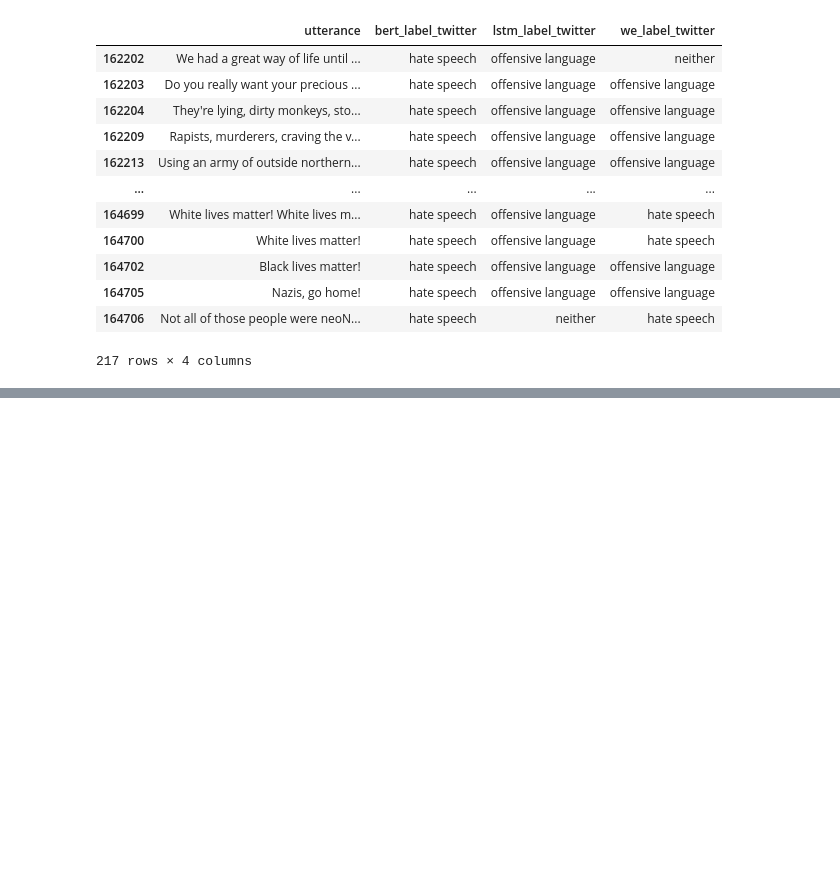
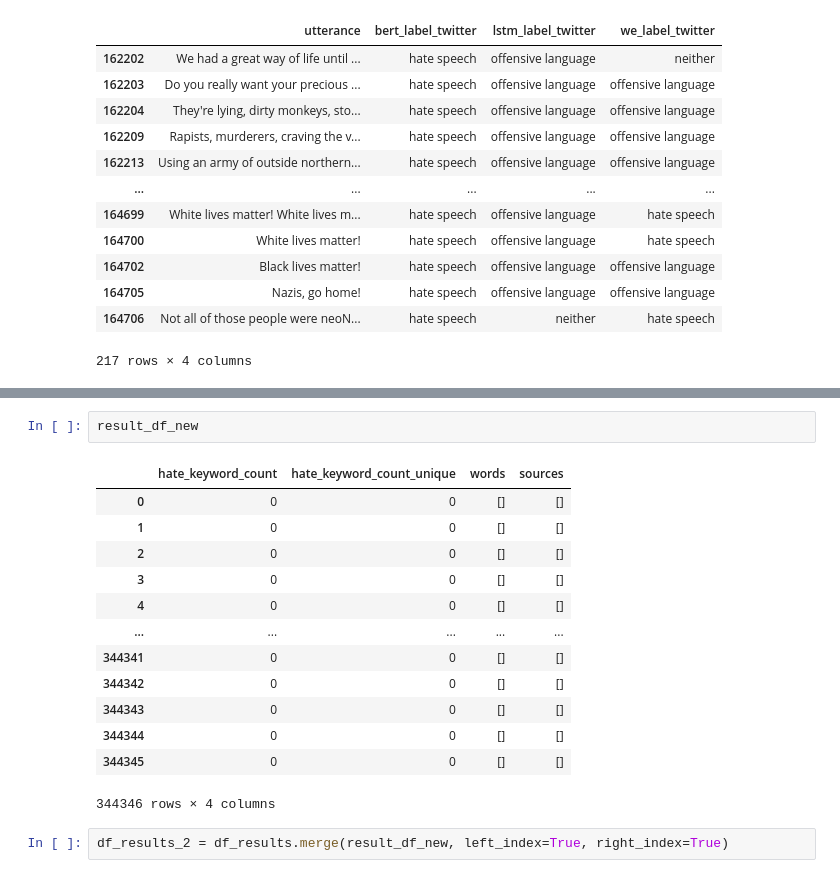
Before and after one commit to nvbogu/movie_hatespeech_detection, a Jupyter notebook: niklas_approach/putting_everything_together.ipynb, the cells around one changed output, grey strips where cells are left out. Cells and saved outputs as stored; diff of their text form; blank space fills up the shorter version.

```diff
--- a/niklas_approach/putting_everything_together.ipynb
+++ b/niklas_approach/putting_everything_together.ipynb
@@ -444,0 +552,18 @@ df_result_2 = add_hate_keyword_count(hate_keywords_df, df_results)
+# %%
+result_df_new
+# %% [output]
+|  | hate_keyword_count | hate_keyword_count_unique | words | sources |
+| 0 | 0 | 0 | [] | [] |
+| 1 | 0 | 0 | [] | [] |
+| 2 | 0 | 0 | [] | [] |
+| 3 | 0 | 0 | [] | [] |
+| 4 | 0 | 0 | [] | [] |
+| ... | ... | ... | ... | ... |
+| 344341 | 0 | 0 | [] | [] |
+| 344342 | 0 | 0 | [] | [] |
+| 344343 | 0 | 0 | [] | [] |
+| 344344 | 0 | 0 | [] | [] |
+| 344345 | 0 | 0 | [] | [] |
+344346 rows × 4 columns
+# %%
+df_results_2 = df_results.merge(result_df_new, left_index=True, right_index=True)
```
Also changed, not shown: parts of 16 cells of this notebook, 1 other file.
